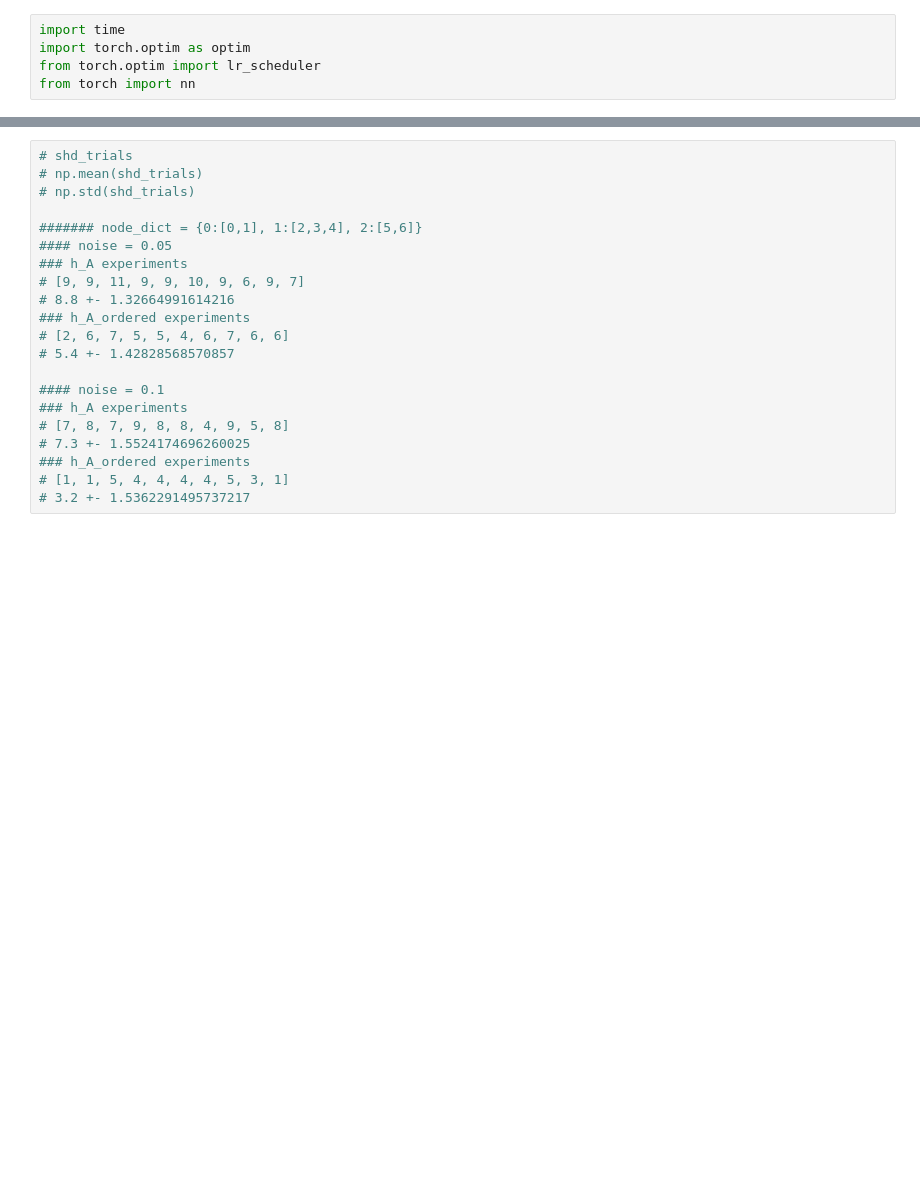
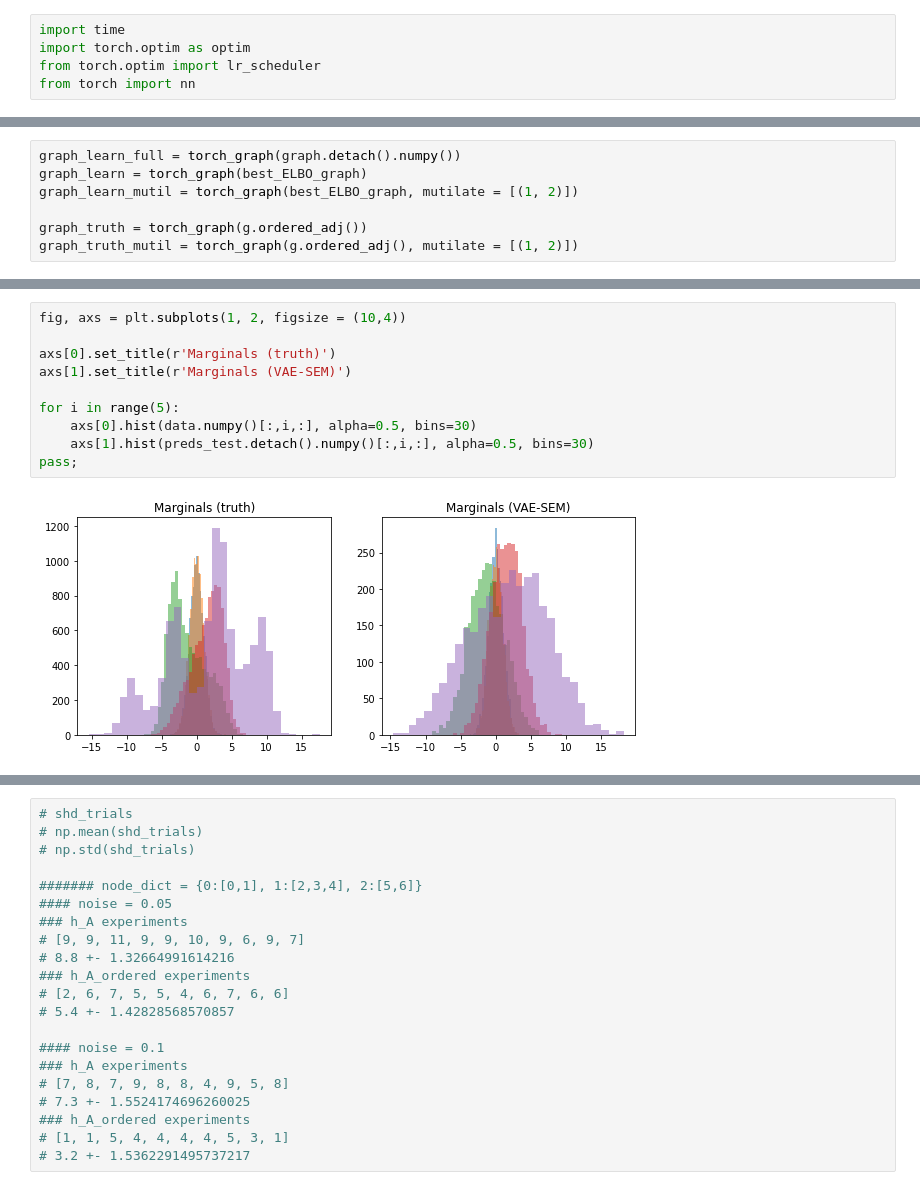
Before and after one commit to q1park/spacetime, a Jupyter notebook: example_sem.ipynb, the cells around one changed output, grey strips where cells are left out. Cells and saved outputs as stored; diff of their text form; blank space fills up the shorter version.

```diff
--- a/example_sem.ipynb
+++ b/example_sem.ipynb
@@ -740,0 +388,7 @@ array([[0.14986758, 0.221125  ],
+# %%
+graph_learn_full = torch_graph(graph.detach().numpy())
+graph_learn = torch_graph(best_ELBO_graph)
+graph_learn_mutil = torch_graph(best_ELBO_graph, mutilate = [(1, 2)])
+
+graph_truth = torch_graph(g.ordered_adj())
+graph_truth_mutil = torch_graph(g.ordered_adj(), mutilate = [(1, 2)])
@@ -740,0 +457,12 @@ array([[0.14986758, 0.221125  ],
+# %%
+fig, axs = plt.subplots(1, 2, figsize = (10,4))
+
+axs[0].set_title(r'Marginals (truth)')
+axs[1].set_title(r'Marginals (VAE-SEM)')
+
+for i in range(5):
+    axs[0].hist(data.numpy()[:,i,:], alpha=0.5, bins=30)
+    axs[1].hist(preds_test.detach().numpy()[:,i,:], alpha=0.5, bins=30)
+pass;
+# %% [output]
+[figure, added]
```
Also changed, not shown: parts of 47 cells of this notebook, 4 other files.
